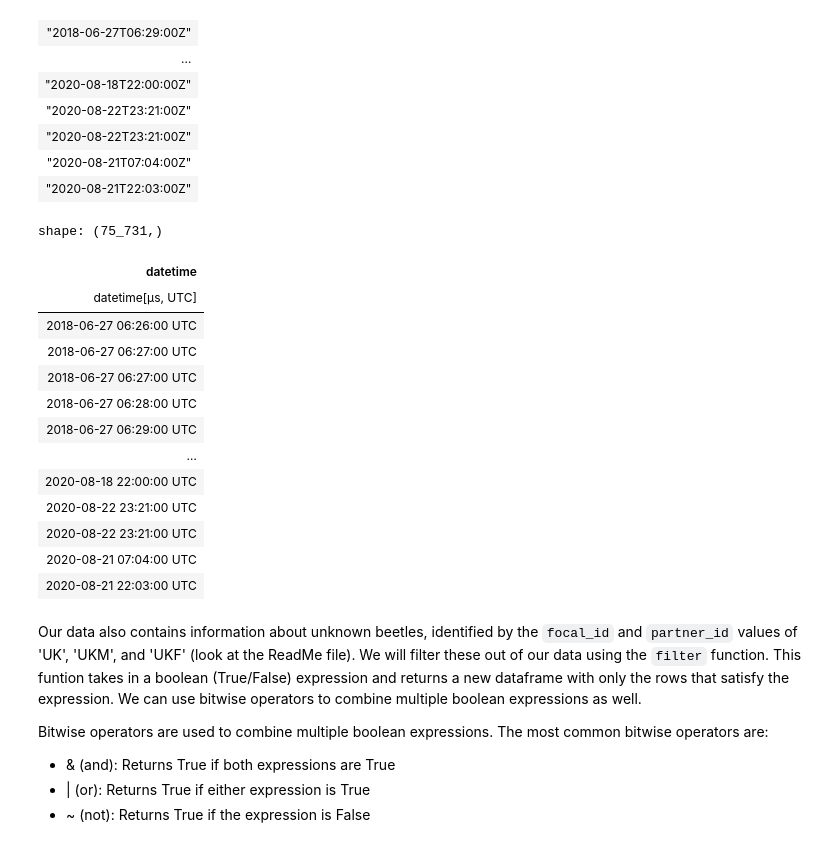
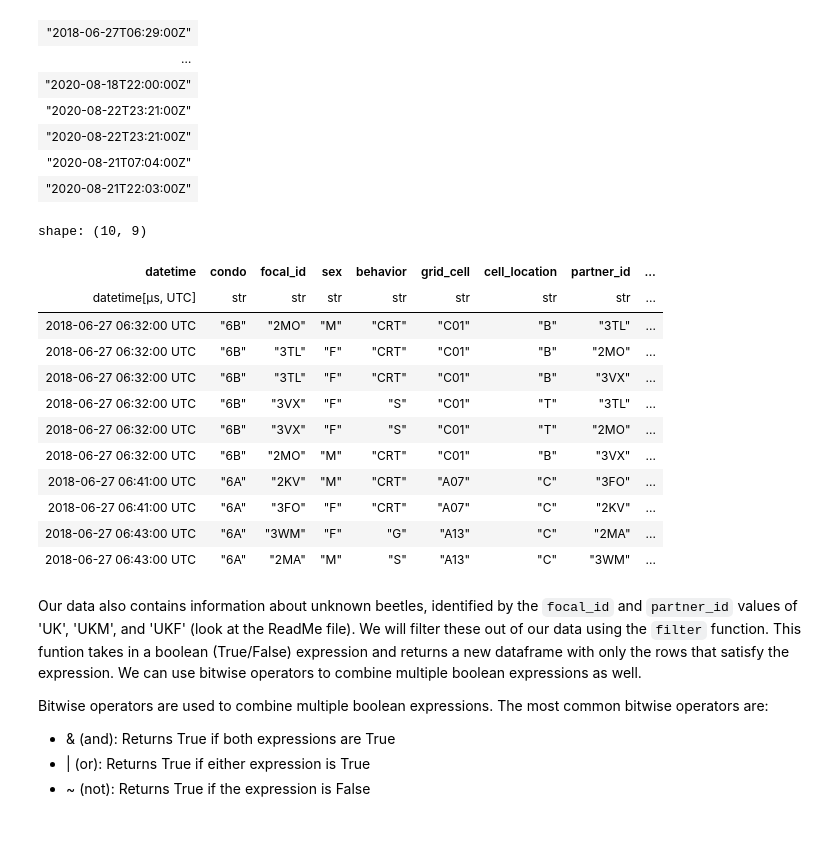
Before and after one commit to pmehta17/bio4559, a Jupyter notebook: lab2/lab2.ipynb, the cells around one changed output. Saved outputs shown, nothing was run; the diff lists cells and outputs as text; code cells hidden in the pictures.

```diff
--- a/lab2/lab2.ipynb
+++ b/lab2/lab2.ipynb
@@ -95,26 +123,31 @@ shape: (75_731,)
 # %%
 # with_columns is expr. when called/evaluated
 # reassigning to original df
 df = df.with_columns(
     pl.col("datetime").str.to_datetime(strict=False)
 )
 
 df["datetime"]
+
+## Alternative method
+# new_col = df["datetime"].str.to_datetime("%Y-%m-%dT%H:%M:%S%Z", strict=False) # The arguments explains python what fromat my date colum is in (Years-month-dayTHours:Minutes:Seconds)
+# df.replace_column(0, new_col) # Replacing my first column (index = 0) with new_col
+
+df.head(10)
 # %% [output]
-shape: (75_731,)
+shape: (10, 9)
-| datetime |
-| datetime[μs, UTC] |
-| 2018-06-27 06:26:00 UTC |
-| 2018-06-27 06:27:00 UTC |
-| 2018-06-27 06:27:00 UTC |
-| 2018-06-27 06:28:00 UTC |
-| 2018-06-27 06:29:00 UTC |
-| … |
-| 2020-08-18 22:00:00 UTC |
-| 2020-08-22 23:21:00 UTC |
-| 2020-08-22 23:21:00 UTC |
-| 2020-08-21 07:04:00 UTC |
-| 2020-08-21 22:03:00 UTC |
+| datetime | condo | focal_id | sex | behavior | grid_cell | cell_location | partner_id | ... |
+| datetime[μs, UTC] | str | str | str | str | str | str | str | ... |
+| 2018-06-27 06:32:00 UTC | "6B" | "2MO" | "M" | "CRT" | "C01" | "B" | "3TL" | ... |
+| 2018-06-27 06:32:00 UTC | "6B" | "3TL" | "F" | "CRT" | "C01" | "B" | "2MO" | ... |
+| 2018-06-27 06:32:00 UTC | "6B" | "3TL" | "F" | "CRT" | "C01" | "B" | "3VX" | ... |
+| 2018-06-27 06:32:00 UTC | "6B" | "3VX" | "F" | "S" | "C01" | "T" | "3TL" | ... |
+| 2018-06-27 06:32:00 UTC | "6B" | "3VX" | "F" | "S" | "C01" | "T" | "2MO" | ... |
+| 2018-06-27 06:32:00 UTC | "6B" | "2MO" | "M" | "CRT" | "C01" | "B" | "3VX" | ... |
+| 2018-06-27 06:41:00 UTC | "6A" | "2KV" | "M" | "CRT" | "A07" | "C" | "3FO" | ... |
+| 2018-06-27 06:41:00 UTC | "6A" | "3FO" | "F" | "CRT" | "A07" | "C" | "2KV" | ... |
+| 2018-06-27 06:43:00 UTC | "6A" | "3WM" | "F" | "G" | "A13" | "C" | "2MA" | ... |
+| 2018-06-27 06:43:00 UTC | "6A" | "2MA" | "M" | "S" | "A13" | "C" | "3WM" | ... |
 # %% [markdown]
 Our data also contains information about unknown beetles, identified by the `focal_id` and `partner_id` values of 'UK', 'UKM', and 'UKF' (look at the ReadMe file). We will filter these out of our data using the `filter` function. This funtion takes in a boolean (True/False) expression and returns a new dataframe with only the rows that satisfy the expression. We can use bitwise operators to combine multiple boolean expressions as well.
 
```
Also changed, not shown: parts of 30 cells of this notebook.
